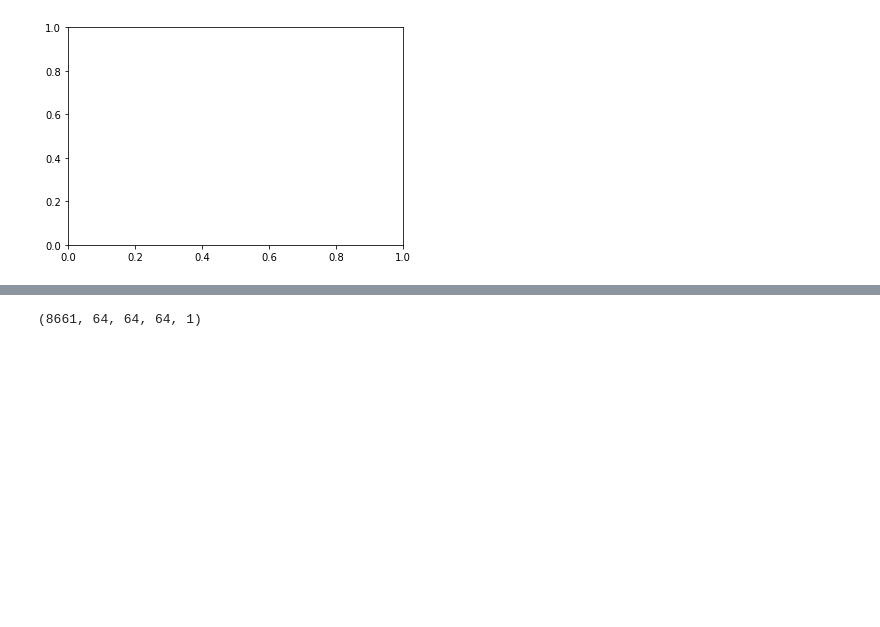
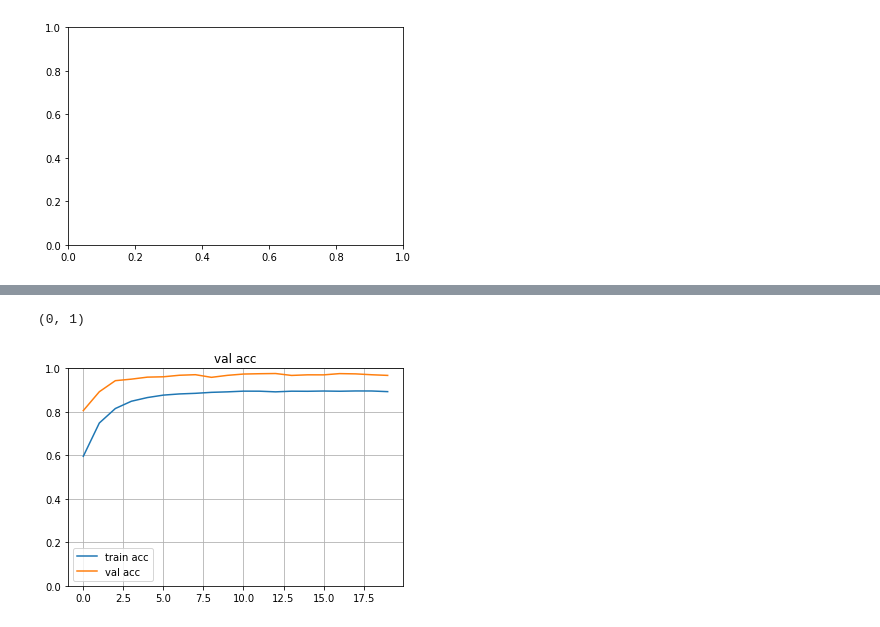
Before and after one commit to rrisoncai/learn, a Jupyter notebook: radar/3dcnn_radar_flatten_2d.ipynb, the cells around one changed output, grey strips where cells are left out. Saved outputs shown, nothing was run; the diff lists cells and outputs as text; code cells hidden in the pictures; blank space fills up the shorter version.

```diff
--- a/radar/3dcnn_radar_flatten_2d.ipynb
+++ b/radar/3dcnn_radar_flatten_2d.ipynb
@@ -158,14 +208,12 @@ Trainable params: 33,400
 Non-trainable params: 0
 _________________________________________________________________
 # %%
-X_train, X_val, y_train, y_val = train_test_split(X, y, test_size=0.2, random_state=42)
-
-hist = model.fit(
-X_train,
-y_train,
-validation_data=(X_val, y_val),
-batch_size=batch_size,
-epochs=nb_epoch,
-shuffle=True
+hist = model.fit(X_train,
+                 y_train,
+                 validation_data=(X_val, y_val),
+                 batch_size=batch_size,
+                 epochs=num_epoch,
+                 shuffle=True,
+                 callbacks=[TensorBoard(log_dir='./tmp/log')]
 )
 # %% [output]
@@ -185,10 +249,9 @@ plt.legend(['train loss', 'val_loss'])
 # %%
 plt.plot(train_acc); plt.title('train acc')
 plt.plot(val_acc); plt.title('val acc')
-plt.legend(['train loss', 'val loss'])
+plt.legend(['train acc', 'val acc'])
 plt.grid(True)
 plt.ylim(0,1)
+# %% [output]
+(0, 1)
+[figure, added]
-# %%
-X.shape
-# %% [output]
-(8661, 64, 64, 64, 1)
```
Also changed, not shown: parts of 20 cells of this notebook, 3 other files.
